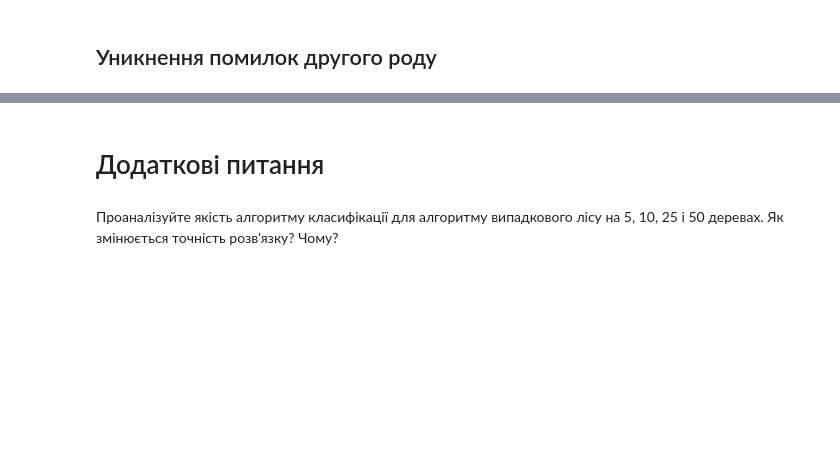
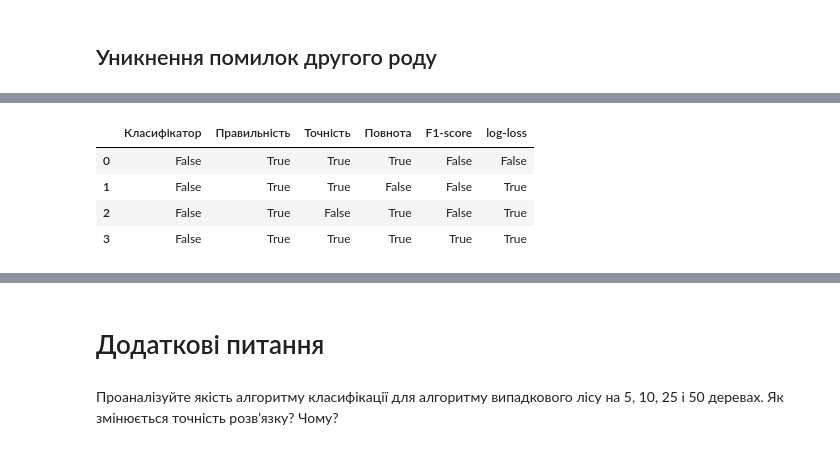
Before and after one commit to juliatvenko/TML, a Jupyter notebook: lab1/lab1.ipynb, the cells around one changed output, grey strips where cells are left out. Cells and saved outputs as stored; diff of their text form; code cells hidden in the pictures; blank space fills up the shorter version.

```diff
--- a/lab1/lab1.ipynb
+++ b/lab1/lab1.ipynb
@@ -87,5 +83,8 @@ classificators_result
 | 2 | Випадковий ліс на неглибоких деревах | 0.737123 | 0.764613 | 0.767036 | 0.765823 | 0.588013 |
 | 3 | Випадковий ліс на глибоких деревах | 0.798401 | 0.831148 | 0.803487 | 0.817083 | 0.461226 |
+# %%
+classificators_result = classificators_result.round(3)
+classificators_result.to_clipboard()
 # %%
 def plot_curves(X_test, y_test, classifiers, names):
     plt.figure(figsize=(15, 6))
@@ -130,0 +160,11 @@ plot_curves(X_test, y_test, classificator_list, classificator_names)
+# %%
+classificators_avoid2 = classificators_avoid2.round(3)
+classificators_avoid2.to_clipboard()
+# %%
+classificators_avoid2 > classificators_result
+# %% [output]
+|  | Класифікатор | Правильність | Точність | Повнота | F1-score | log-loss |
+| 0 | False | True | True | True | False | False |
+| 1 | False | True | True | False | False | True |
+| 2 | False | True | False | True | False | True |
+| 3 | False | True | True | True | True | True |
```
Also changed, not shown: parts of 16 cells of this notebook.
